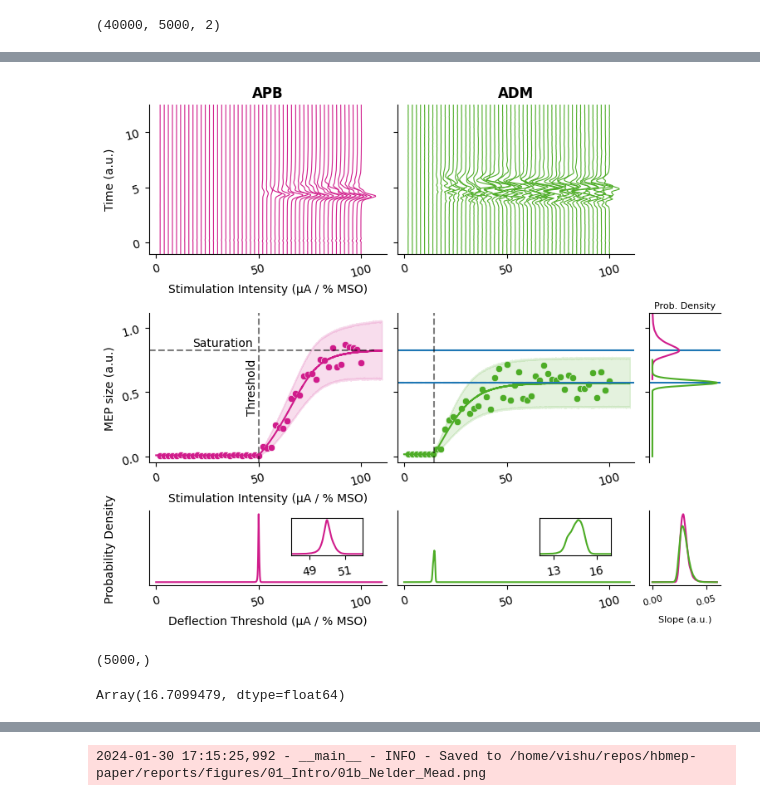
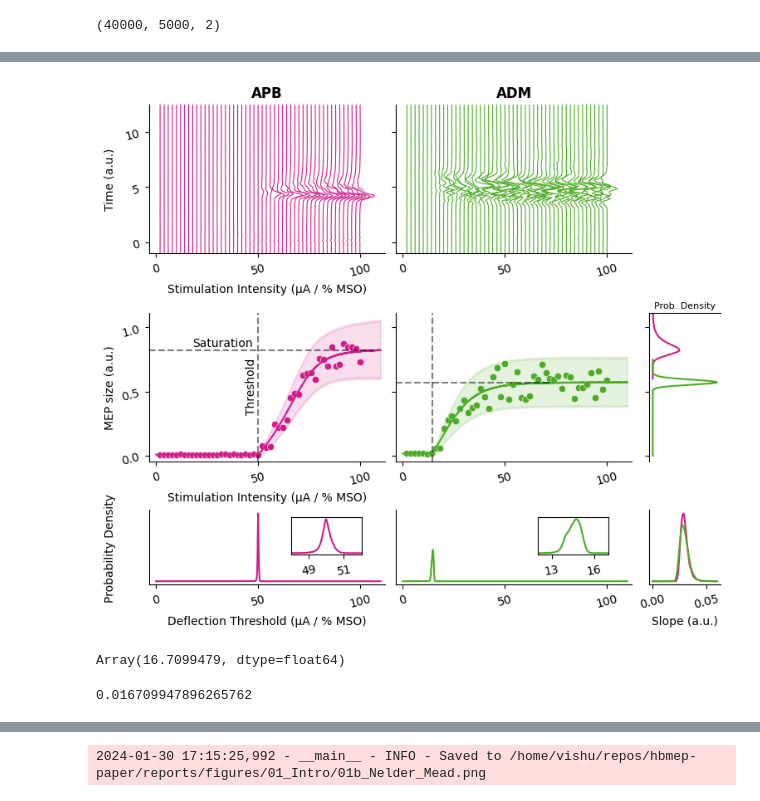
Before and after one commit to hbmep/hbmep-paper, a Jupyter notebook: notebooks/figures/01_Intro/core.ipynb, the cells around one changed output, grey strips where cells are left out. Drawn from its saved outputs; the diff is of its cells as text; code cells hidden in the pictures.

```diff
--- a/notebooks/figures/01_Intro/core.ipynb
+++ b/notebooks/figures/01_Intro/core.ipynb
@@ -220,9 +222,9 @@ for muscle_ind in [0, 1]:
     if ax == axes[1, 1]:
         ax.axhline(y=obs_map.max(axis=0)[muscle_ind], xmax=.65, color="black", alpha=.5, linestyle="--")
 
-    # Debuging
-    axes[1, 1].axhline(obs_map.max(axis=0)[muscle_ind])
-    axes[1, 2].axhline(obs_map.max(axis=0)[muscle_ind])
+    # # Debuging
+    # axes[1, 1].axhline(obs_map.max(axis=0)[muscle_ind])
+    # axes[1, 2].axhline(obs_map.max(axis=0)[muscle_ind])
 
     # Threshold KDE
     ax = axes[2, muscle_ind]
@@ -433,7 +435,8 @@ ax = axes[2, 1]
 ax.set_xlabel("")
 
 ax = axes[2, 2]
-ax.set_xlabel("Slope (a.u.)", size=8)
+ax.set_xlabel("Slope (a.u.)", size=axis_label_size)
+ax.tick_params(axis="x", labelsize=axis_label_size)
 
 fig.align_xlabels()
 fig.align_ylabels()
@@ -451,4 +454,4 @@ logger.info(f"Saved to {dest}")
-[figure, old version]
+[figure, new version]
 # %%
 import pickle
 
@@ -456,9 +459,5 @@ import pickle
 src = "/home/vishu/repos/hbmep-paper/reports/figures/01_Intro/minimize_result.pkl"
 with open(src, "rb") as f:
     minimize_results, = pickle.load(f)
-# %%
-x_pred.shape
-# %% [output]
-(5000,)
 # %%
 import jax
@@ -465,4 +466,8 @@ import jax
 jax.grad(F.logistic4)(minimize_results[0].x[0], *minimize_results[0].x) * 1000
 # %% [output]
 Array(16.7099479, dtype=float64)
+# %%
+jax.grad(F.logistic4)(res_x[0], *res_x).item()
+# %% [output]
+0.016709947896265762
 # %%
```
Also changed, not shown: parts of 7 cells of this notebook, 6 other files.
